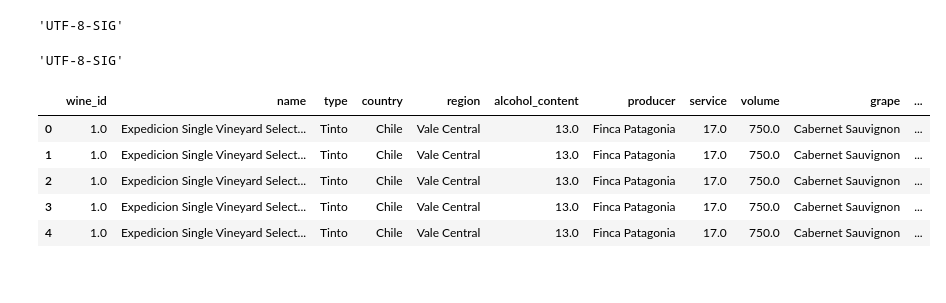
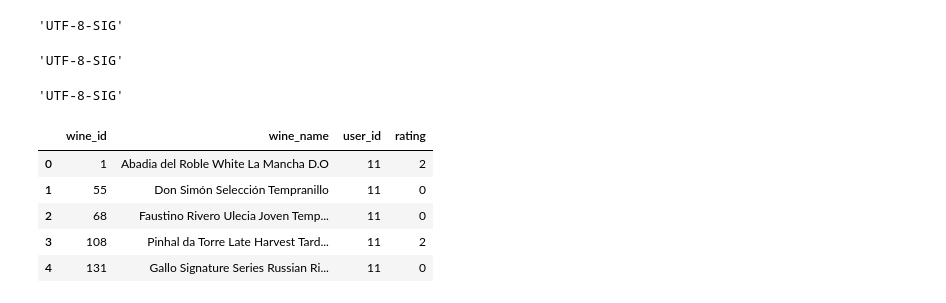
Before and after one commit to copquesz/LiveDWine, a Jupyter notebook: Wine_Recommendation_Sample.ipynb, the cells around one changed output. Cells and saved outputs as stored; diff of their text form; code cells hidden in the pictures.

```diff
--- a/Wine_Recommendation_Sample.ipynb
+++ b/Wine_Recommendation_Sample.ipynb
@@ -17,28 +15,40 @@ wines_csv_encoding
 # %% [output]
 'UTF-8-SIG'
 # %%
-# Detect the enconde having in rating csv file.
-rating_csv_encoding = find_encoding('data/wines.csv')
-rating_csv_encoding
+# Detect the enconde having in ratings csv file.
+ratings_csv_encoding = find_encoding('data/wines.csv')
+ratings_csv_encoding
 # %% [output]
 'UTF-8-SIG'
+# %%
+# Detect the enconde having in users csv file.
+users_csv_encoding = find_encoding('data/users.csv')
+users_csv_encoding
+# %% [output]
+'UTF-8-SIG'
 # %%
 # Build dataframe
-wines_col = ['wine_id', 'name', 'type', 'country', 'region', 'alcohol_content', 'producer', 'service', 'volume', 'grape', 'harvest', 'harmonization', 'image']
+wines_col = ['wine_id', 'wine_name', 'type', 'country', 'region', 'alcohol_content', 'producer', 'service', 'volume', 'grape', 'harvest', 'harmonization', 'image']
 wines = pd.read_csv('data/wines.csv', sep=';', encoding=wines_csv_encoding, names=wines_col, engine='python')
 
 ratings_col = ['user_id', 'wine_id', 'rating']
-ratings = pd.read_csv('data/ratings.csv', sep=';', encoding=rating_csv_encoding, names=ratings_col, engine='python')
+ratings = pd.read_csv('data/ratings.csv', sep=';', encoding=ratings_csv_encoding, names=ratings_col, engine='python')
+
+# Build dataframe
+users_col = ["user_id", 'user_name', 'gender', 'profession', 'age']
+users = pd.read_csv('data/users.csv', sep=';', encoding=users_csv_encoding, names=users_col, engine='python')
 
 df = pd.merge(wines, ratings)
+df = pd.merge(df, users)
+df.drop(columns=['type', 'country', 'region', 'alcohol_content', 'producer', 'service', 'volume', 'grape', 'harvest', 'harmonization', 'image', 'user_name', 'gender', 'profession', 'age'], axis=1, inplace=True)
 df.head()
 # %% [output]
-|  | wine_id | name | type | country | region | alcohol_content | producer | service | volume | grape | ... |
-| 0 | 1.0 | Expedicion Single Vineyard Select... | Tinto | Chile | Vale Central | 13.0 | Finca Patagonia | 17.0 | 750.0 | Cabernet Sauvignon | ... |
-| 1 | 1.0 | Expedicion Single Vineyard Select... | Tinto | Chile | Vale Central | 13.0 | Finca Patagonia | 17.0 | 750.0 | Cabernet Sauvignon | ... |
-| 2 | 1.0 | Expedicion Single Vineyard Select... | Tinto | Chile | Vale Central | 13.0 | Finca Patagonia | 17.0 | 750.0 | Cabernet Sauvignon | ... |
-| 3 | 1.0 | Expedicion Single Vineyard Select... | Tinto | Chile | Vale Central | 13.0 | Finca Patagonia | 17.0 | 750.0 | Cabernet Sauvignon | ... |
-| 4 | 1.0 | Expedicion Single Vineyard Select... | Tinto | Chile | Vale Central | 13.0 | Finca Patagonia | 17.0 | 750.0 | Cabernet Sauvignon | ... |
+|  | wine_id | wine_name | user_id | rating |
+| 0 | 1 | Abadia del Roble White La Mancha D.O | 11 | 2 |
+| 1 | 55 | Don Simón Selección Tempranillo | 11 | 0 |
+| 2 | 68 | Faustino Rivero Ulecia Joven Temp... | 11 | 0 |
+| 3 | 108 | Pinhal da Torre Late Harvest Tard... | 11 | 2 |
+| 4 | 131 | Gallo Signature Series Russian Ri... | 11 | 0 |
 # %%
 # Set wine's ratings and total ratings.
 wines_sizes_ratings = df.groupby('wine_id').agg({'rating': [np.size, np.mean]})
```
Also changed, not shown: parts of 6 cells of this notebook, 2 other files.
